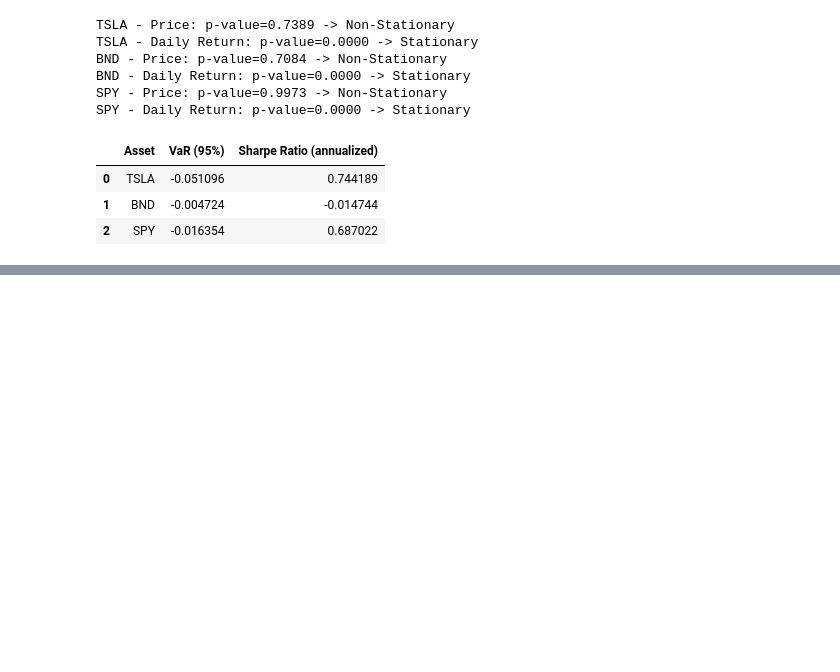
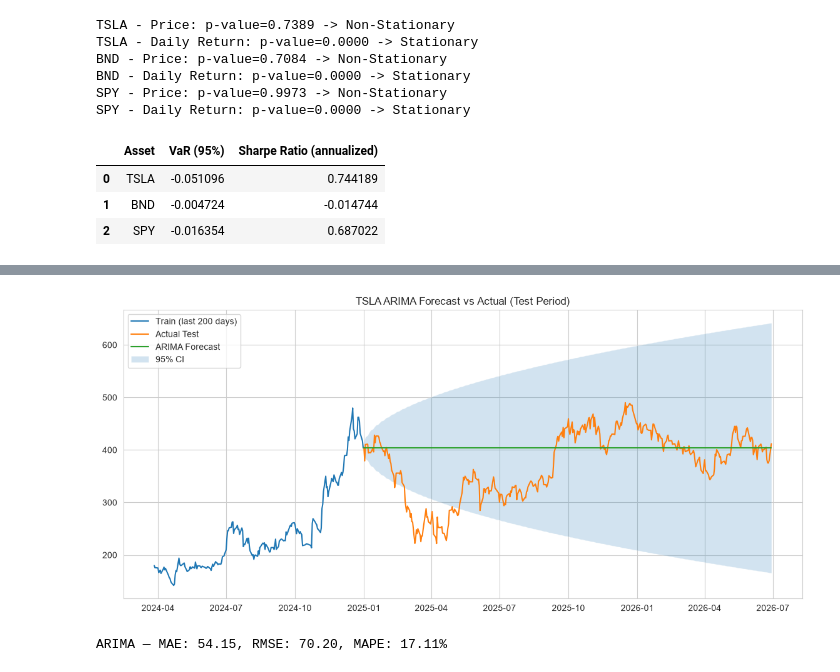
Before and after one commit to sosena2/portfolio-optimization, a Jupyter notebook: notebooks/eda_and_modeling.ipynb, the cells around one changed output, grey strips where cells are left out. Saved outputs shown, nothing was run; the diff lists cells and outputs as text; code cells hidden in the pictures; blank space fills up the shorter version.

Commit message:
Task 2: initial ARIMA model implementation and evaluation

```diff
--- a/notebooks/eda_and_modeling.ipynb
+++ b/notebooks/eda_and_modeling.ipynb
@@ -228,3 +228,12 @@ risk_df
 | 0 | TSLA | -0.051096 | 0.744189 |
 | 1 | BND | -0.004724 | -0.014744 |
 | 2 | SPY | -0.016354 | 0.687022 |
+# %%
+tsla_close = combined["TSLA"]
+
+split_date = "2024-12-31"
+train = tsla_close[:split_date]
+test = tsla_close[split_date:][1:]   # avoid duplicate boundary date
+
+print(f"Train: {train.index.min()} to {train.index.max()} ({len(train)} rows)")
+print(f"Test: {test.index.min()} to {test.index.max()} ({len(test)} rows)")
@@ -230,0 +243,15 @@ risk_df
+# %%
+import pmdarima as pm
+
+auto_model = pm.auto_arima(
+    train,
+    start_p=0, start_q=0,
+    max_p=5, max_q=5,
+    d=None,              # let auto_arima determine differencing via ADF
+    seasonal=False,
+    stepwise=True,
+    trace=True,
+    suppress_warnings=True
+)
+
+print(auto_model.summary())
@@ -230,0 +276,26 @@ risk_df
+# %%
+n_periods = len(test)
+forecast, conf_int = auto_model.predict(n_periods=n_periods, return_conf_int=True)
+
+forecast_series = pd.Series(forecast, index=test.index)
+
+plt.figure(figsize=(14, 6))
+plt.plot(train.index[-200:], train[-200:], label="Train (last 200 days)")
+plt.plot(test.index, test, label="Actual Test")
+plt.plot(forecast_series.index, forecast_series, label="ARIMA Forecast")
+plt.fill_between(test.index, conf_int[:, 0], conf_int[:, 1], alpha=0.2, label="95% CI")
+plt.legend()
+plt.title("TSLA ARIMA Forecast vs Actual (Test Period)")
+plt.show()
+# %% [output]
+[figure, added]
+# %%
+from sklearn.metrics import mean_absolute_error, mean_squared_error
+
+mae = mean_absolute_error(test, forecast_series)
+rmse = np.sqrt(mean_squared_error(test, forecast_series))
+mape = np.mean(np.abs((test - forecast_series) / test)) * 100
+
+print(f"ARIMA — MAE: {mae:.2f}, RMSE: {rmse:.2f}, MAPE: {mape:.2f}%")
+# %% [output]
+ARIMA — MAE: 54.15, RMSE: 70.20, MAPE: 17.11%
```
Also changed, not shown: parts of 2 cells of this notebook.
